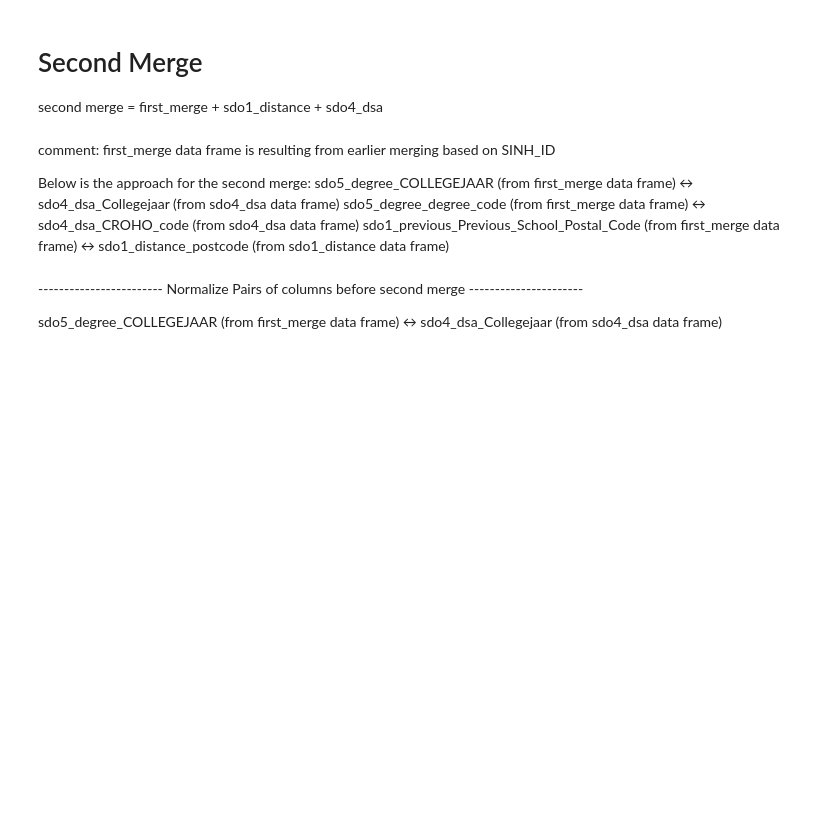
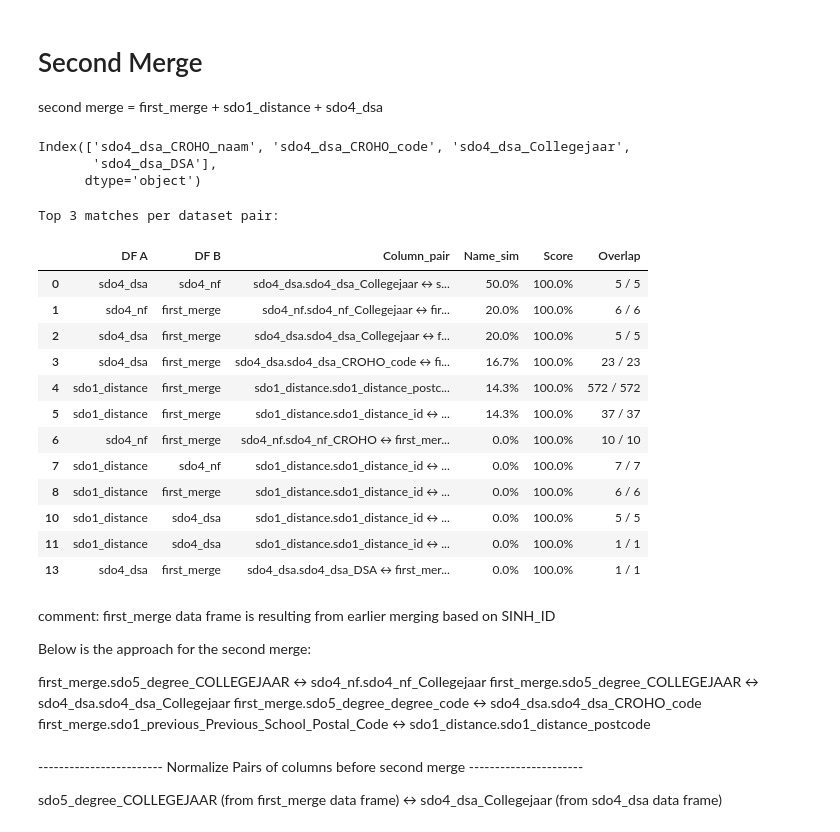
Before and after one commit to uashogeschoolutrecht/studentdropout, a Jupyter notebook: notebooks/combining data.ipynb, the cells around one changed output. Cells and saved outputs as stored; diff of their text form; code cells hidden in the pictures; blank space fills up the shorter version.

```diff
--- a/notebooks/combining data.ipynb
+++ b/notebooks/combining data.ipynb
@@ -152,6 +193,7 @@ df_names = [
     "sdo5_degree",
     "sdo6_results",
     "sdo7_questionaire",
+    "sdo4_nf"
 ]
 
 def _drop_fully_empty_rows(df: pd.DataFrame) -> tuple[pd.DataFrame, int]:
@@ -205,6 +258,7 @@ df_names = [
     "sdo5_degree",
     "sdo6_results",
     "sdo7_questionaire",
+    "sdo4_nf"
 ]
 
 def _unnamed_cols(df: pd.DataFrame):
@@ -504,7 +710,8 @@ df_names = [
     "sdo4_dsa",
     "sdo5_degree",
     "sdo6_results",
-    "sdo7_questionaire"
+    "sdo7_questionaire",
+    "sdo4_nf"
 ]
 
 # Join keys to KEEP as-is (no prefix)
@@ -600,6 +846,7 @@ df_names = [
     "sdo5_degree",
     "sdo6_results",
     "sdo7_questionaire",
+    "sdo4_nf"
 ]
 
 summary = []
@@ -889,6 +1211,12 @@ print(first_merge["sdo2_orientation_Number_of_Event_Types"].sum(min_count=1))
 # Second Merge
 
  second merge = first_merge + sdo1_distance + sdo4_dsa
+# %%
+sdo4_dsa.columns
+# %% [output]
+Index(['sdo4_dsa_CROHO_naam', 'sdo4_dsa_CROHO_code', 'sdo4_dsa_Collegejaar',
+       'sdo4_dsa_DSA'],
+      dtype='object')
 # %%
 # -----------------------------------------------------------------------------
 # Purpose: Identify and evaluate non-SINH_ID columns that
@@ -906,6 +1234,7 @@ print(first_merge["sdo2_orientation_Number_of_Event_Types"].sum(min_count=1))
 df_names = [
     "sdo1_distance",
     "sdo4_dsa",
+    "sdo4_nf",
     "first_merge"
 ]
 
@@ -1009,40 +1338,57 @@ similar_pairs = (
     .reset_index(drop=True)
 )
 
 # (Extra safety) Filter to the current df set in case anything slipped in
 _keep = set(df_registry.keys())
 if not similar_pairs.empty:
     similar_pairs = similar_pairs[
         similar_pairs["df1"].isin(_keep) & similar_pairs["df2"].isin(_keep)
     ].reset_index(drop=True)
 
 # ---- Top 3 per dataset pair, with requested column order ----
 top_per_dfpair = (
     similar_pairs
     .sort_values(["value_score", "name_sim", "intersection"], ascending=[False, False, False])
     .groupby(["df1", "df2"], as_index=False)
     .head(3)
     .assign(
         Column_pair=lambda d: d["df1"] + "." + d["col1"] + "  ↔  " + d["df2"] + "." + d["col2"],
         Name_sim=lambda d: (d["name_sim"] * 100).round(1).astype(str) + "%",
         Score=lambda d: (d["value_score"] * 100).round(1).astype(str) + "%",
         Overlap=lambda d: d["intersection"].astype(int).astype(str)
                            + " / "
                            + d[["unique_df1", "unique_df2"]].min(axis=1).astype(int).astype(str),
     )
     .loc[:, ["df1", "df2", "Column_pair", "Name_sim", "Score", "Overlap"]]
     .rename(columns={"df1": "DF A", "df2": "DF B"})
 )
 
 print("\nTop 3 matches per dataset pair:")
 display(top_per_dfpair)
+# %% [output]
+Top 3 matches per dataset pair:
+|  | DF A | DF B | Column_pair | Name_sim | Score | Overlap |
+| 0 | sdo4_dsa | sdo4_nf | sdo4_dsa.sdo4_dsa_Collegejaar ↔ s... | 50.0% | 100.0% | 5 / 5 |
+| 1 | sdo4_nf | first_merge | sdo4_nf.sdo4_nf_Collegejaar ↔ fir... | 20.0% | 100.0% | 6 / 6 |
+| 2 | sdo4_dsa | first_merge | sdo4_dsa.sdo4_dsa_Collegejaar ↔ f... | 20.0% | 100.0% | 5 / 5 |
+| 3 | sdo4_dsa | first_merge | sdo4_dsa.sdo4_dsa_CROHO_code ↔ fi... | 16.7% | 100.0% | 23 / 23 |
+| 4 | sdo1_distance | first_merge | sdo1_distance.sdo1_distance_postc... | 14.3% | 100.0% | 572 / 572 |
+| 5 | sdo1_distance | first_merge | sdo1_distance.sdo1_distance_id ↔ ... | 14.3% | 100.0% | 37 / 37 |
+| 6 | sdo4_nf | first_merge | sdo4_nf.sdo4_nf_CROHO ↔ first_mer... | 0.0% | 100.0% | 10 / 10 |
+| 7 | sdo1_distance | sdo4_nf | sdo1_distance.sdo1_distance_id ↔ ... | 0.0% | 100.0% | 7 / 7 |
+| 8 | sdo1_distance | first_merge | sdo1_distance.sdo1_distance_id ↔ ... | 0.0% | 100.0% | 6 / 6 |
+| 10 | sdo1_distance | sdo4_dsa | sdo1_distance.sdo1_distance_id ↔ ... | 0.0% | 100.0% | 5 / 5 |
+| 11 | sdo1_distance | sdo4_dsa | sdo1_distance.sdo1_distance_id ↔ ... | 0.0% | 100.0% | 1 / 1 |
+| 13 | sdo4_dsa | first_merge | sdo4_dsa.sdo4_dsa_DSA ↔ first_mer... | 0.0% | 100.0% | 1 / 1 |
 # %% [markdown]
 comment:  first_merge data frame is resulting from earlier merging based on SINH_ID
 
 Below is the approach for the second merge:
-sdo5_degree_COLLEGEJAAR (from first_merge data frame) ↔ sdo4_dsa_Collegejaar (from sdo4_dsa data frame)
-sdo5_degree_degree_code (from first_merge data frame) ↔ sdo4_dsa_CROHO_code (from sdo4_dsa data frame)
-sdo1_previous_Previous_School_Postal_Code (from first_merge data frame) ↔ sdo1_distance_postcode (from sdo1_distance data frame)
+
+first_merge.sdo5_degree_COLLEGEJAAR ↔ sdo4_nf.sdo4_nf_Collegejaar
+first_merge.sdo5_degree_COLLEGEJAAR ↔ sdo4_dsa.sdo4_dsa_Collegejaar
+first_merge.sdo5_degree_degree_code ↔ sdo4_dsa.sdo4_dsa_CROHO_code
+first_merge.sdo1_previous_Previous_School_Postal_Code ↔ sdo1_distance.sdo1_distance_postcode
 # %% [markdown]
 ------------------------ Normalize Pairs of columns before second merge ----------------------
 
```
Also changed, not shown: parts of 36 cells of this notebook, 2 other files.
